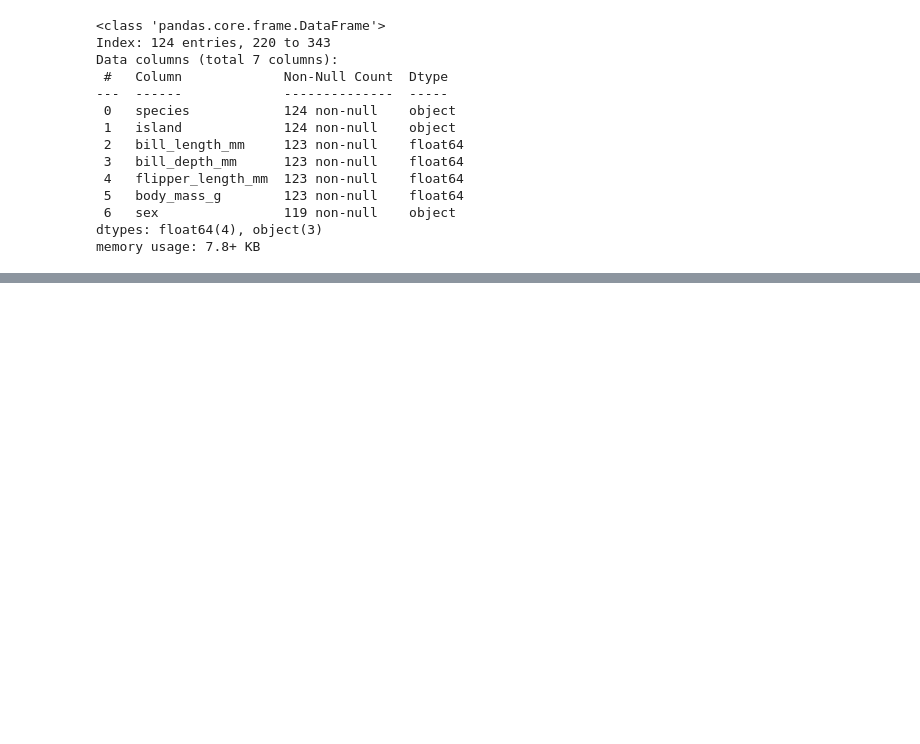
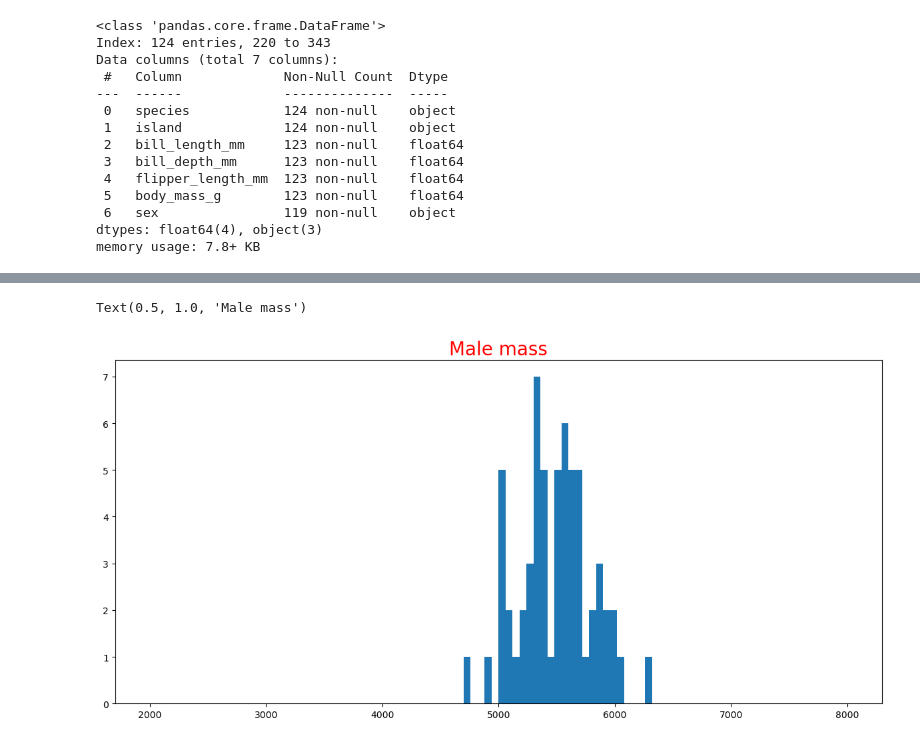
Before and after one commit to JScarry/MLAS_project, a Jupyter notebook: Task3.ipynb, the cells around one changed output, grey strips where cells are left out. Saved outputs shown, nothing was run; the diff lists cells and outputs as text; code cells hidden in the pictures; blank space fills up the shorter version.

```diff
--- a/Task3.ipynb
+++ b/Task3.ipynb
@@ -343,0 +347,3 @@ body_mass_gentoos_female_mean
+# %%
+male_mass = gentoos_male['body_mass_g']
+male_mass.head(10)
@@ -343,0 +387,10 @@ body_mass_gentoos_female_mean
+# %%
+# Create an empty plot.
+fig, ax = plt.subplots(figsize=(12,6))
+# Plot a histogram of the data.
+
+plt.hist(male_mass, bins=100,range=(2000,8000))
+plt.title("Male mass", size=20, color="red")
+# %% [output]
+Text(0.5, 1.0, 'Male mass')
+[figure, added]
```
Also changed, not shown: parts of 35 cells of this notebook.
